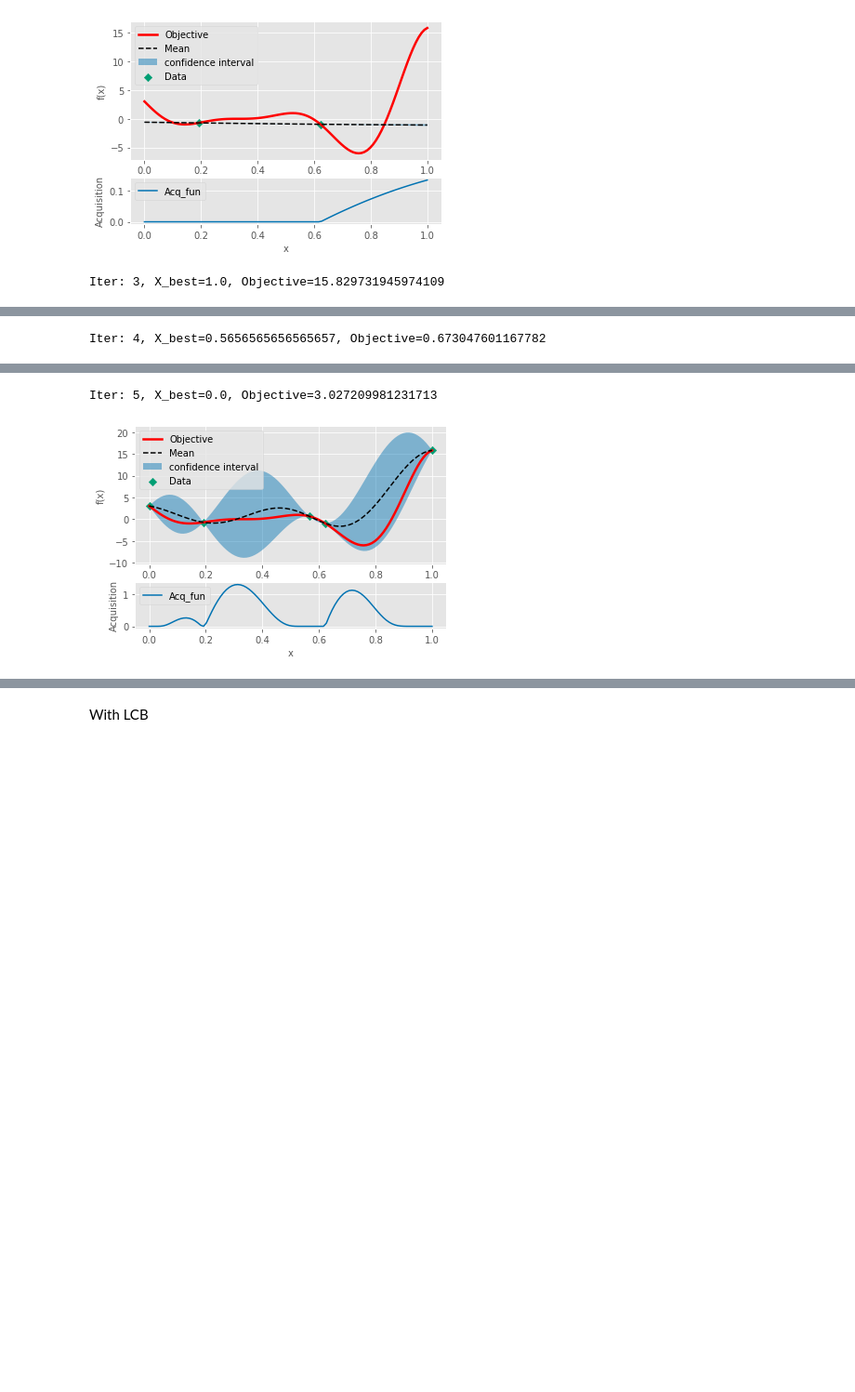
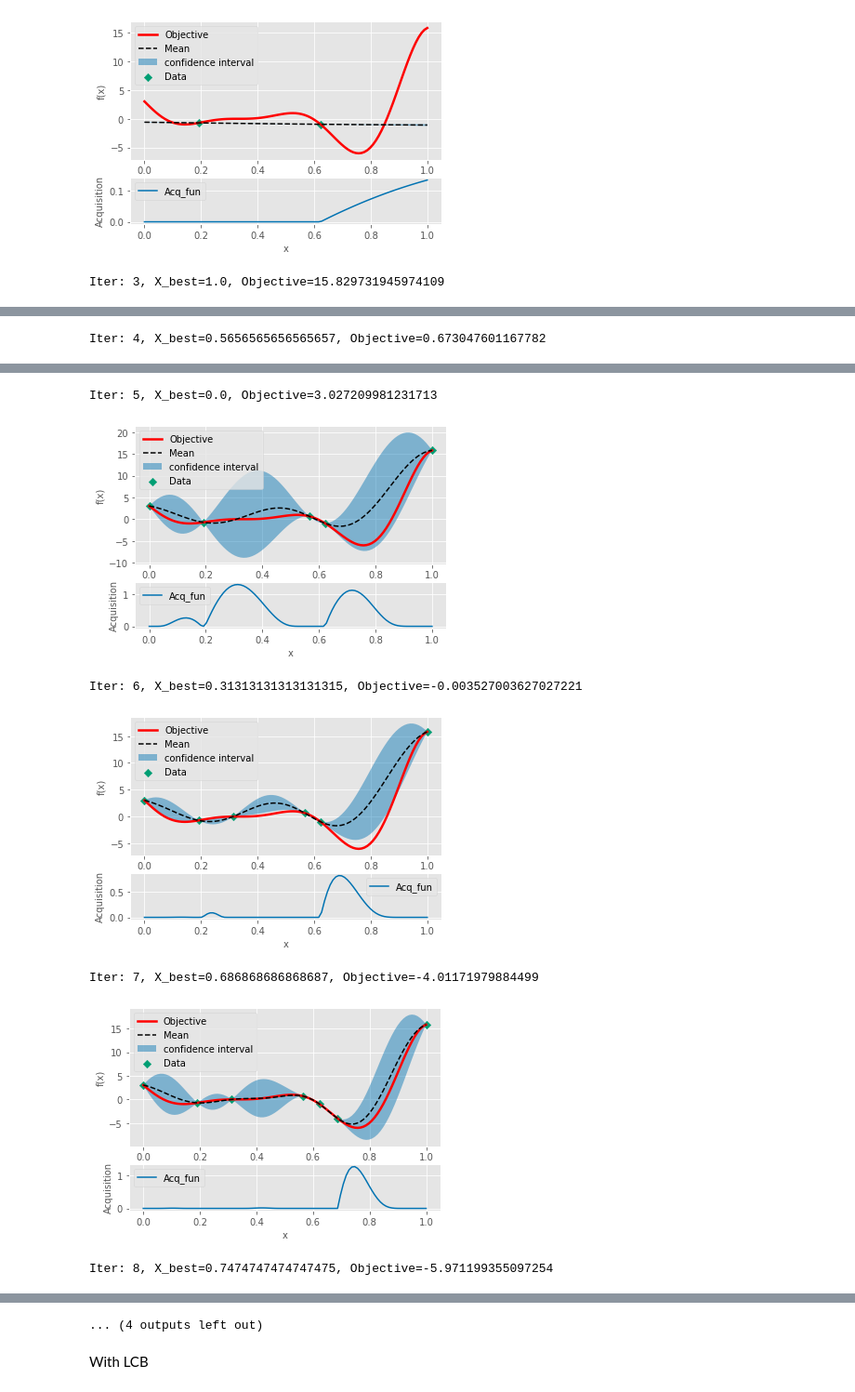
Before and after one commit to panukorn17/COMP0168-Machine-Learning-Seminar, a Jupyter notebook: bayesian-optimization-tutorial.ipynb, the cells around one changed output, grey strips where cells are left out. Shown at 93% size. Cells and saved outputs as stored; diff of their text form; code cells hidden in the pictures; blank space fills up the shorter version.

```diff
--- a/bayesian-optimization-tutorial.ipynb
+++ b/bayesian-optimization-tutorial.ipynb
@@ -542,11 +522,16 @@ bo_ei.plot()
 # %% [output]
 [figure]
 # %%
-bo_ei.optimise(n_iter=3, plot=True, verbose=True)
+bo_ei.optimise(n_iter=8, plot=True, verbose=True)
 # %% [output]
 Iter: 3, X_best=1.0, Objective=15.829731945974109
 [figure]
 Iter: 4, X_best=0.5656565656565657, Objective=0.673047601167782
 [figure]
 Iter: 5, X_best=0.0, Objective=3.027209981231713
 [figure]
+Iter: 6, X_best=0.31313131313131315, Objective=-0.003527003627027221
+[figure, added]
+Iter: 7, X_best=0.686868686868687, Objective=-4.01171979884499
+[figure, added]
+Iter: 8, X_best=0.7474747474747475, Objective=-5.971199355097254
@@ -553,3 +539,4 @@ Iter: 5, X_best=0.0, Objective=3.027209981231713
+... (4 outputs left out)
 # %% [markdown]
 With LCB
 # %%
```
Also changed, not shown: parts of 9 cells of this notebook.
